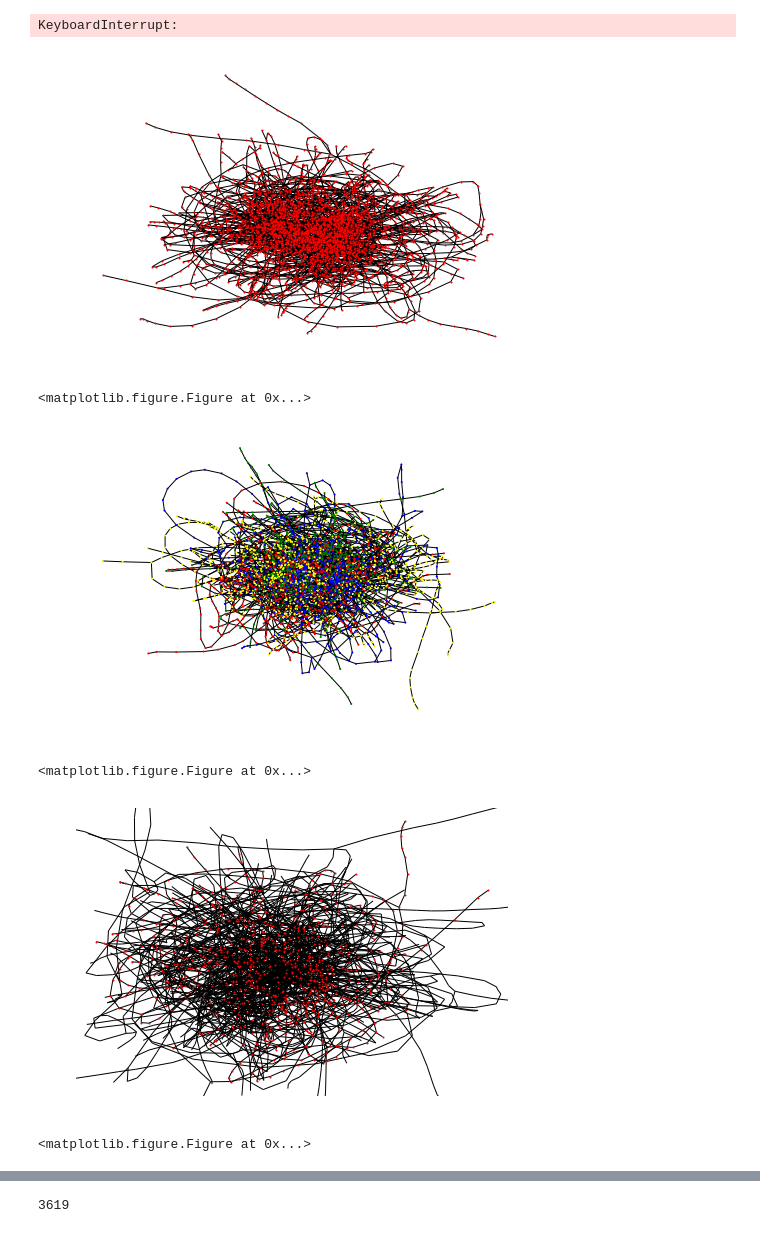
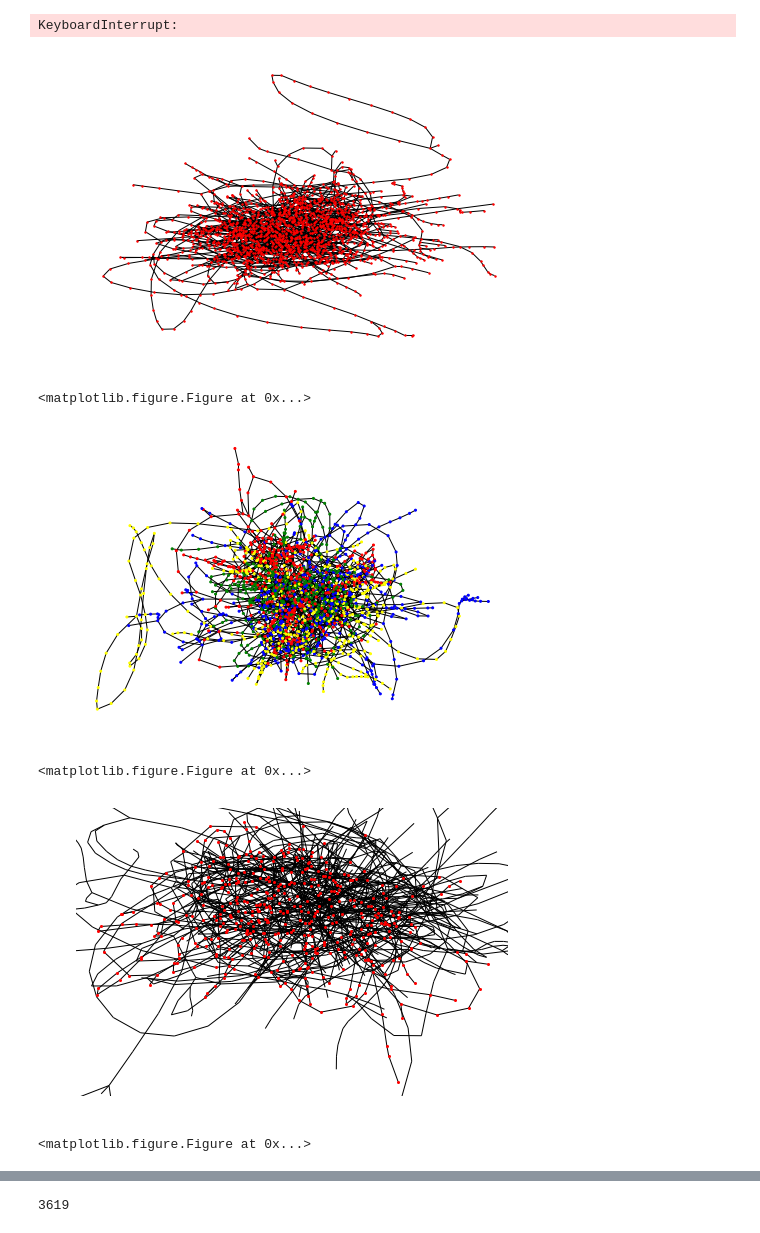
Before and after one commit to justinxutianyu/DNN_Estimation, a Jupyter notebook: preprocessing.ipynb, the cells around one changed output, grey strips where cells are left out. Saved outputs shown, nothing was run; the diff lists cells and outputs as text; code cells hidden in the pictures.

```diff
--- a/preprocessing.ipynb
+++ b/preprocessing.ipynb
@@ -69,7 +69,7 @@ import networkx as nx
 import matplotlib.pyplot as plt
 import pandas as pd
 #Let g be a graph that I created
-edges = pd.read_table("data/MelbourneGraph.txt",
+edges = pd.read_table("data/smallGraph.txt",
                       sep=" ",
                       header=None,
                       names=['vx', 'vy', 'weight'])
@@ -77,13 +77,13 @@ edges = pd.read_table("data/MelbourneGraph.txt",
 graph = nx.from_pandas_edgelist(edges, 'vx', 'vy', 'weight')
 graph_nodes = graph.nodes()
 
-nx.draw(graph, node_size=1)
+nx.draw(graph, node_size=2)
 plt.draw()
-plt.savefig('picture/melbourne_plot.png')
+plt.savefig('picture/small_plot.png')
 plt.show()
 plt.clf()
 # %% [output]
-[figure, old version]
+[figure, new version]
 <matplotlib.figure.Figure at 0x...>
 # %%
 import metis
@@ -96,23 +96,23 @@ for i in range(len(parts)):
 # for i, p in enumerate(parts):
 #     graph.node[i]['color'] = colors[p]
 # nx.draw(graph, 'partition.dot') # Requires pydot or pygraphviz
-nx.draw(graph, node_size=1, node_color=node_colors)
+nx.draw(graph, node_size=4, node_color=node_colors)
 plt.draw()
 plt.savefig('picture/melbourne_partition_plot.png')
 plt.show()
 plt.clf()
 # %% [output]
-[figure, old version]
+[figure, new version]
 <matplotlib.figure.Figure at 0x...>
 # %%
 red_nodes = [i for i in range(len(parts)) if parts[i] == 0]
-nx.draw(graph, nodelist=red_nodes ,node_size=1)
+nx.draw(graph, nodelist=red_nodes ,node_size=4)
 plt.draw()
 plt.savefig('picture/melbourne_partition_part1_plot.png')
 plt.show()
 plt.clf()
 # %% [output]
-[figure, old version]
+[figure, new version]
 <matplotlib.figure.Figure at 0x...>
 # %%
 blue_nodes = [i for i in range(len(parts)) if parts[i] == 1]
```
Also changed, not shown: parts of 6 cells of this notebook, 8 other files.
